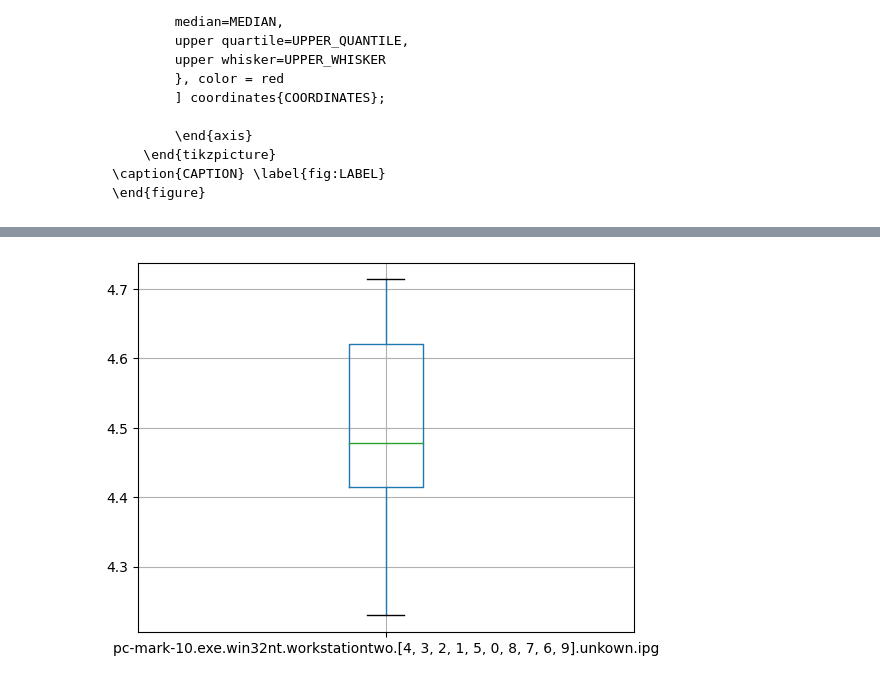
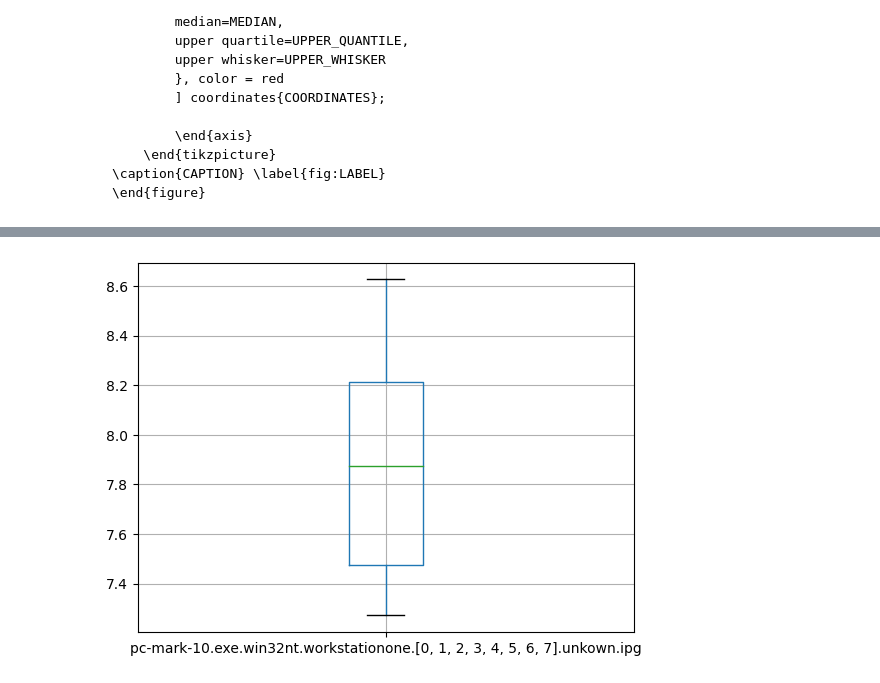
Before and after one commit to KuskIV/BDEnergy, a Jupyter notebook: analytics/result-analysis.ipynb, the cells around one changed output, grey strips where cells are left out. Drawn from its saved outputs; the diff is of its cells as text; code cells hidden in the pictures.

```diff
--- a/analytics/result-analysis.ipynb
+++ b/analytics/result-analysis.ipynb
@@ -1039,9 +1034,9 @@ used_df
 # %%
-used_df.boxplot(column='pc-mark-10.exe.win32nt.workstationtwo.[4, 3, 2, 1, 5, 0, 8, 7, 6, 9].unkown.ipg')
+used_df.boxplot(column='pc-mark-10.exe.win32nt.workstationone.[0, 1, 2, 3, 4, 5, 6, 7].unkown.ipg')
 plot.show()
 # used_df.boxplot()
 # %% [output]
-[figure, old version]
+[figure, new version]
 # %%
 cochrans_data = {
     "" : ["with", "without", 'z', "percent", "count"]
```
Also changed, not shown: parts of 33 cells of this notebook, 19 other files.
